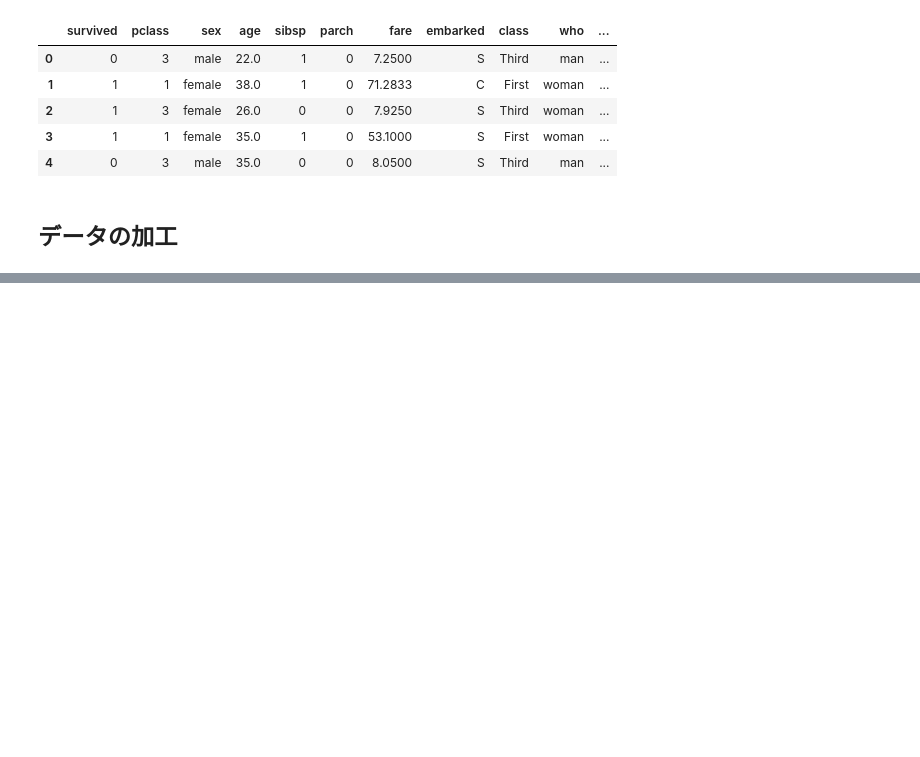
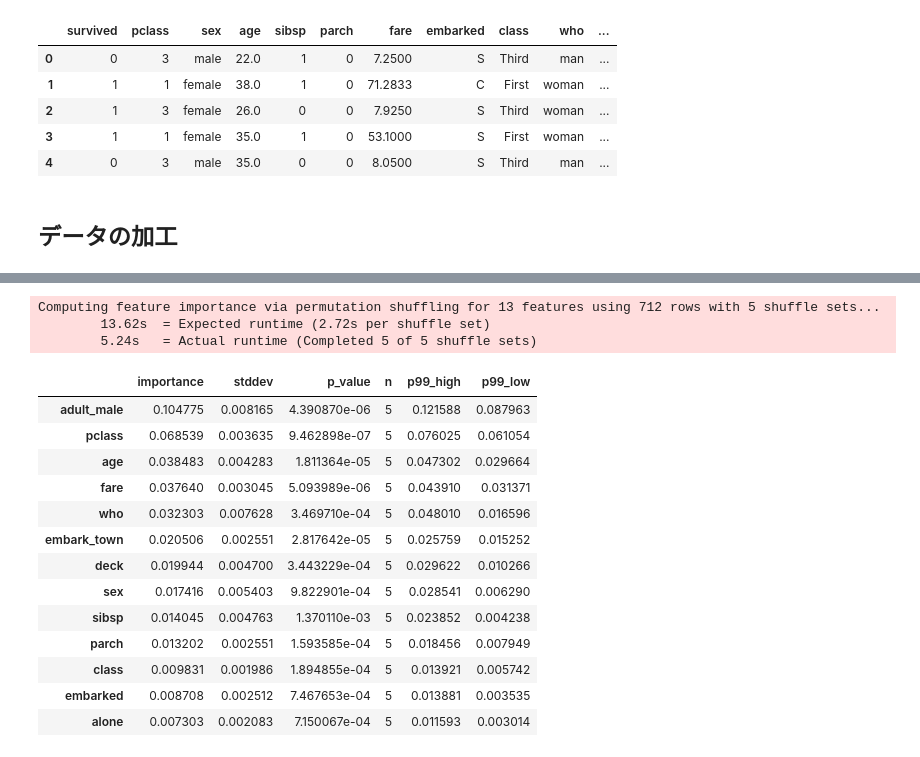
Before and after one commit to sakamototaisei/python_colab, a Jupyter notebook: AutoGluonによる分類モデル.ipynb, the cells around one changed output, grey strips where cells are left out. Drawn from its saved outputs; the diff is of its cells as text; code cells hidden in the pictures; blank space fills up the shorter version.

```diff
--- a/AutoGluonによる分類モデル.ipynb
+++ b/AutoGluonによる分類モデル.ipynb
@@ -63,0 +67,8 @@ titanic.head()
+# %%
+# ②説明変数と目的変数の作成
+X = titanic.drop("survived",axis=1)
+y = titanic["survived"]
+# %%
+# ③TrainデータとTestデータの作成
+from sklearn.model_selection import train_test_split
+X_train, X_test, y_train, y_test = train_test_split(X, y, test_size=0.2, random_state=0, stratify=y)
@@ -63,0 +90,4 @@ titanic.head()
+# %%
+# ⑤説明変数と目的変数の結合
+import pandas as pd
+titanic_train = pd.concat([X_train, y_train], axis=1)
@@ -63,0 +341,21 @@ titanic.head()
+# %%
+# データセットに対してモデルによる特徴量重要度を抽出する
+predictor.feature_importance(titanic_train)
+# %% [output]
+Computing feature importance via permutation shuffling for 13 features using 712 rows with 5 shuffle sets...
+        13.62s  = Expected runtime (2.72s per shuffle set)
+        5.24s   = Actual runtime (Completed 5 of 5 shuffle sets)
+|  | importance | stddev | p_value | n | p99_high | p99_low |
+| adult_male | 0.104775 | 0.008165 | 4.390870e-06 | 5 | 0.121588 | 0.087963 |
+| pclass | 0.068539 | 0.003635 | 9.462898e-07 | 5 | 0.076025 | 0.061054 |
+| age | 0.038483 | 0.004283 | 1.811364e-05 | 5 | 0.047302 | 0.029664 |
+| fare | 0.037640 | 0.003045 | 5.093989e-06 | 5 | 0.043910 | 0.031371 |
+| who | 0.032303 | 0.007628 | 3.469710e-04 | 5 | 0.048010 | 0.016596 |
+| embark_town | 0.020506 | 0.002551 | 2.817642e-05 | 5 | 0.025759 | 0.015252 |
+| deck | 0.019944 | 0.004700 | 3.443229e-04 | 5 | 0.029622 | 0.010266 |
+| sex | 0.017416 | 0.005403 | 9.822901e-04 | 5 | 0.028541 | 0.006290 |
+| sibsp | 0.014045 | 0.004763 | 1.370110e-03 | 5 | 0.023852 | 0.004238 |
+| parch | 0.013202 | 0.002551 | 1.593585e-04 | 5 | 0.018456 | 0.007949 |
+| class | 0.009831 | 0.001986 | 1.894855e-04 | 5 | 0.013921 | 0.005742 |
+| embarked | 0.008708 | 0.002512 | 7.467653e-04 | 5 | 0.013881 | 0.003535 |
+| alone | 0.007303 | 0.002083 | 7.150067e-04 | 5 | 0.011593 | 0.003014 |
```
Also changed, not shown: parts of 52 cells of this notebook.
